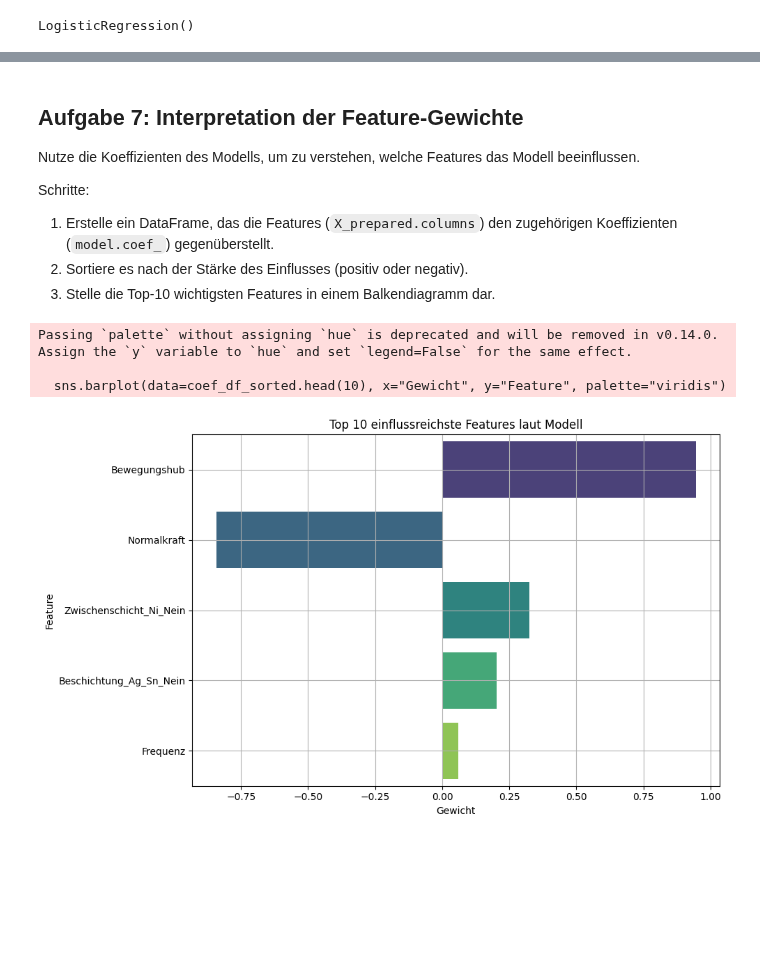
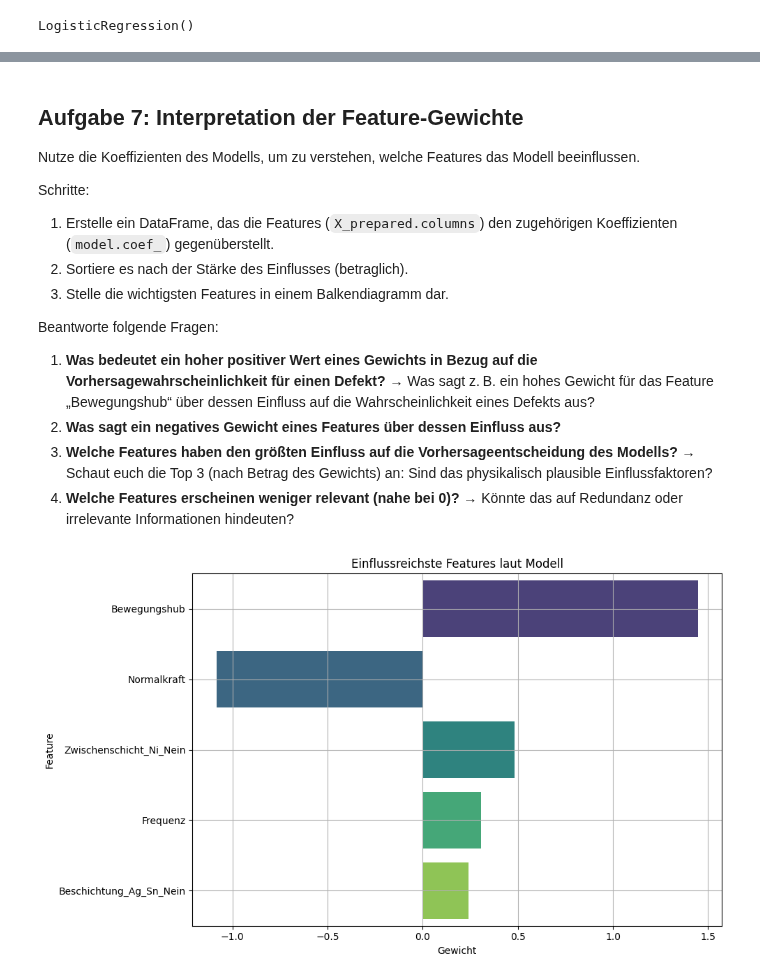
Before and after one commit to wolfromanlist/MLForEngineers, a Jupyter notebook: Notebooks/6-Lösungen.ipynb, the cells around one changed output, grey strips where cells are left out. Saved outputs shown, nothing was run; the diff lists cells and outputs as text; code cells hidden in the pictures; blank space fills up the shorter version.

```diff
--- a/Notebooks/6-Lösungen.ipynb
+++ b/Notebooks/6-Lösungen.ipynb
@@ -258,12 +258,10 @@ X = df.drop(columns=["target", "Zyklus_bei_300_mOhm"])  # Zielvariablen entferne
 X_encoded = pd.get_dummies(X, columns=["Beschichtung_Ag_Sn", "Zwischenschicht_Ni"], drop_first=True)
 
 # Standardisierung numerischer Spalten
-numerical_cols = ["Normalkraft", "Frequenz", "Bewegungshub"]
 scaler = StandardScaler()
-X_encoded[numerical_cols] = scaler.fit_transform(X_encoded[numerical_cols])
 
 # Fertige Matrix
-X_processed = X_encoded
+X_processed = pd.DataFrame(scaler.fit_transform(X_encoded), columns=X_encoded.columns, index=X_encoded.index)
 # %% [markdown]
 ### 3.5. Daten in Trainings- und Testmenge aufteilen
 
@@ -444,35 +482,39 @@ Nutze die Koeffizienten des Modells, um zu verstehen, welche Features das Modell
 
 Schritte:
 1. Erstelle ein DataFrame, das die Features (`X_prepared.columns`) den zugehörigen Koeffizienten (`model.coef_`) gegenüberstellt.
-2. Sortiere es nach der Stärke des Einflusses (positiv oder negativ).
-3. Stelle die Top-10 wichtigsten Features in einem Balkendiagramm dar.
+2. Sortiere es nach der Stärke des Einflusses (betraglich).
+3. Stelle die wichtigsten Features in einem Balkendiagramm dar.
+
+Beantworte folgende Fragen:
+
+1. **Was bedeutet ein hoher positiver Wert eines Gewichts in Bezug auf die Vorhersagewahrscheinlichkeit für einen Defekt?**
+   → Was sagt z. B. ein hohes Gewicht für das Feature „Bewegungshub“ über dessen Einfluss auf die Wahrscheinlichkeit eines Defekts aus?
+2. **Was sagt ein negatives Gewicht eines Features über dessen Einfluss aus?**
+3. **Welche Features haben den größten Einfluss auf die Vorhersageentscheidung des Modells?**
+   → Schaut euch die Top 3 (nach Betrag des Gewichts) an: Sind das physikalisch plausible Einflussfaktoren?
+4. **Welche Features erscheinen weniger relevant (nahe bei 0)?**
+   → Könnte das auf Redundanz oder irrelevante Informationen hindeuten?
 # %%
-import pandas as pd
-import seaborn as sns
-
 # Feature-Namen und Koeffizienten
 coefficients = model.coef_[0]
 feature_names = X_processed.columns
 
 # DataFrame erstellen
 coef_df = pd.DataFrame({
     "Feature": feature_names,
     "Gewicht": coefficients
 })
 
 # Nach absolutem Einfluss sortieren
 coef_df["AbsGewicht"] = coef_df["Gewicht"].abs()
 coef_df_sorted = coef_df.sort_values("AbsGewicht", ascending=False)
 
 # Visualisierung
 plt.figure(figsize=(10, 6))
-sns.barplot(data=coef_df_sorted.head(10), x="Gewicht", y="Feature", palette="viridis")
-plt.title("Top 10 einflussreichste Features laut Modell")
+sns.barplot(data=coef_df_sorted.head(10), x="Gewicht", y="Feature", palette="viridis", hue = coef_df_sorted.head(10)['Feature'], legend=False)
+plt.title("Einflussreichste Features laut Modell")
 plt.grid(True)
 plt.tight_layout()
 plt.show()
 # %% [output]
-Passing `palette` without assigning `hue` is deprecated and will be removed in v0.14.0. Assign the `y` variable to `hue` and set `legend=False` for the same effect.
-
-  sns.barplot(data=coef_df_sorted.head(10), x="Gewicht", y="Feature", palette="viridis")
-[figure, old version]
+[figure, new version]
```
Also changed, not shown: parts of 28 cells of this notebook, 4 other files.
